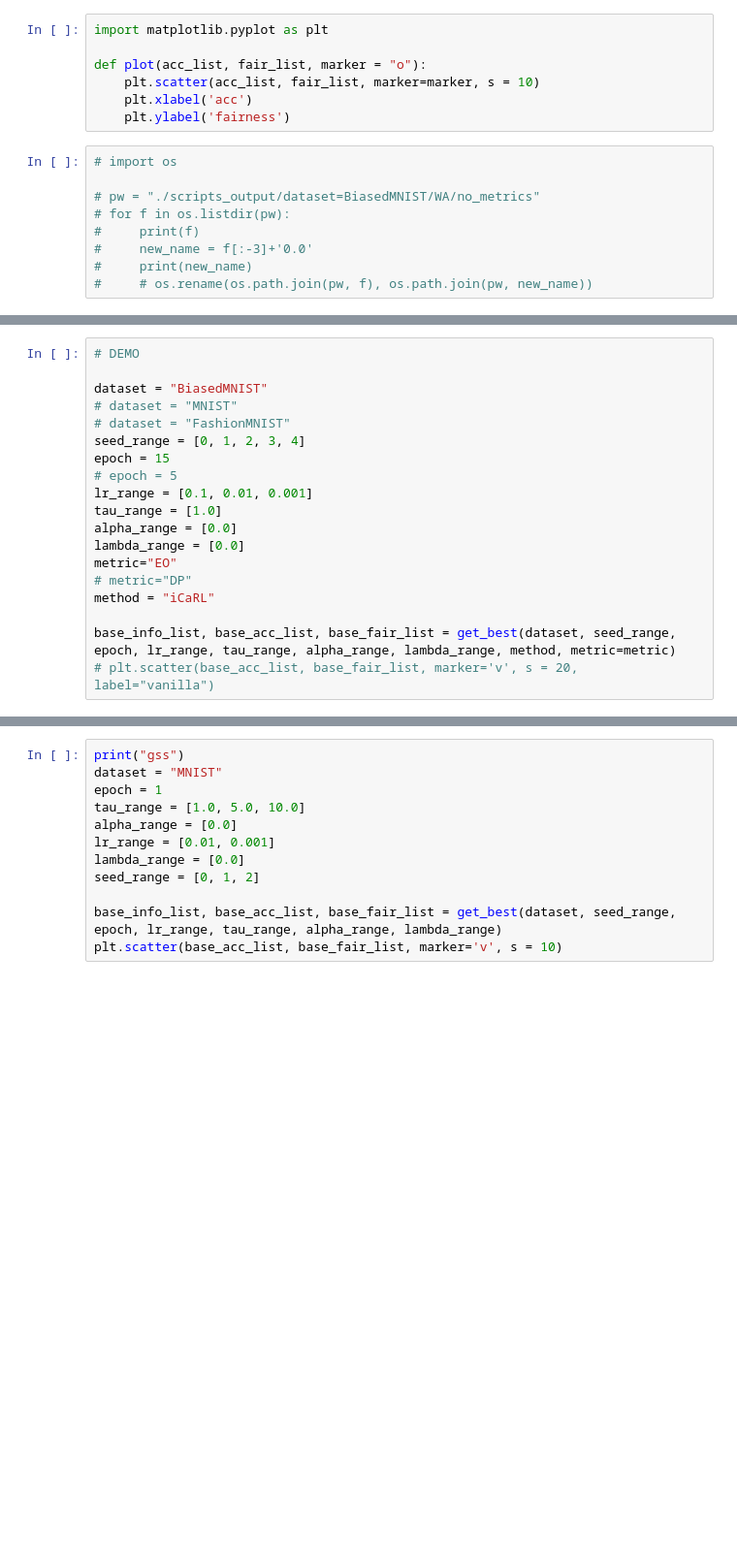
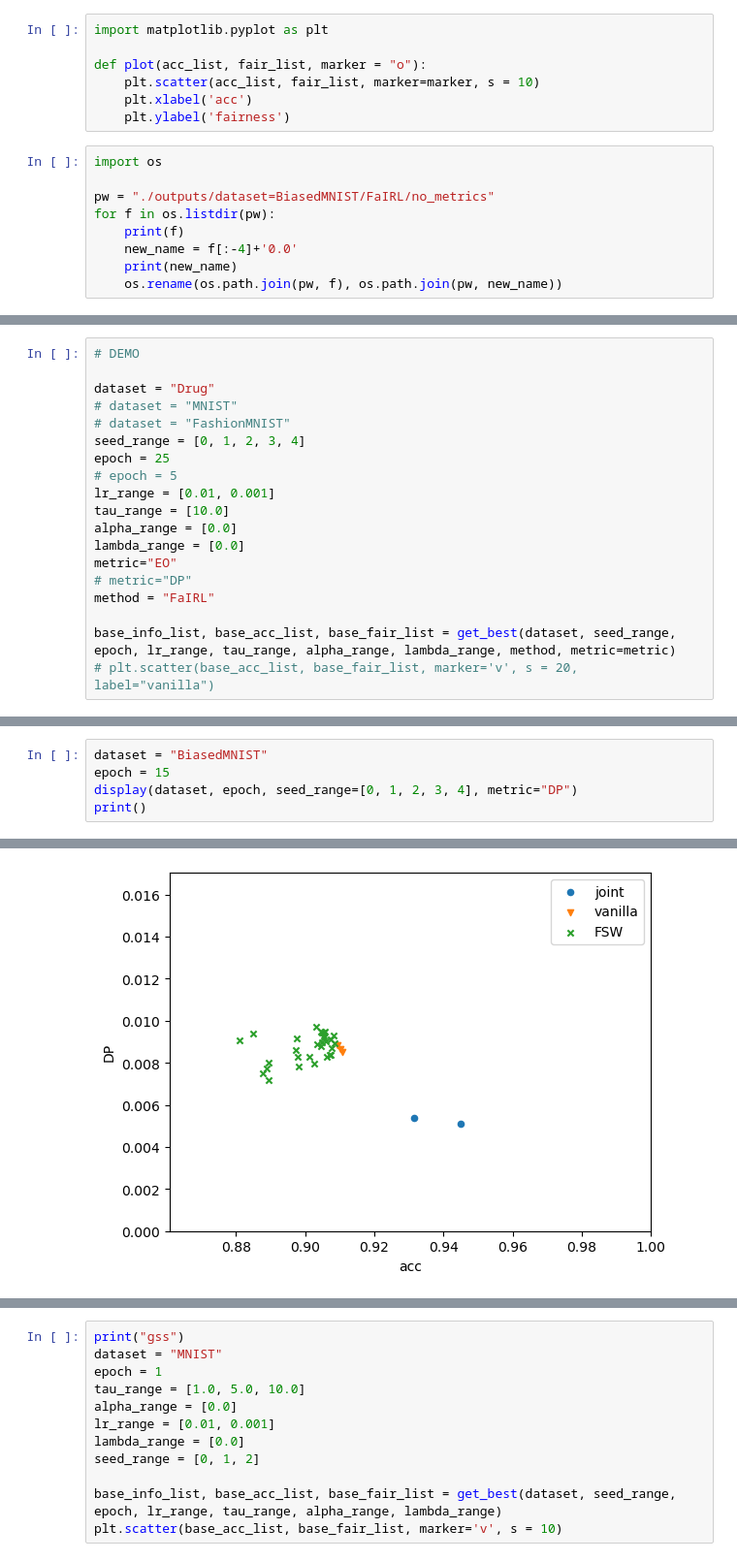
Before and after one commit to jyparkkr/FSW, a Jupyter notebook: interpret.ipynb, the cells around one changed output, grey strips where cells are left out. Shown at 97% size. Saved outputs shown, nothing was run; the diff lists cells and outputs as text; blank space fills up the shorter version.

```diff
--- a/interpret.ipynb
+++ b/interpret.ipynb
@@ -234,11 +248,11 @@ def plot(acc_list, fair_list, marker = "o"):
     plt.xlabel('acc')
     plt.ylabel('fairness')
 # %%
-# import os
+import os
 
-# pw = "./scripts_output/dataset=BiasedMNIST/WA/no_metrics"
-# for f in os.listdir(pw):
-#     print(f)
-#     new_name = f[:-3]+'0.0'
-#     print(new_name)
-#     # os.rename(os.path.join(pw, f), os.path.join(pw, new_name))
+pw = "./outputs/dataset=BiasedMNIST/FaIRL/no_metrics"
+for f in os.listdir(pw):
+    print(f)
+    new_name = f[:-4]+'0.0'
+    print(new_name)
+    os.rename(os.path.join(pw, f), os.path.join(pw, new_name))
@@ -245,19 +280,19 @@ def plot(acc_list, fair_list, marker = "o"):
 # %%
 # DEMO
 
-dataset = "BiasedMNIST"
+dataset = "Drug"
 # dataset = "MNIST"
 # dataset = "FashionMNIST"
 seed_range = [0, 1, 2, 3, 4]
-epoch = 15
+epoch = 25
 # epoch = 5
-lr_range = [0.1, 0.01, 0.001]
-tau_range = [1.0]
+lr_range = [0.01, 0.001]
+tau_range = [10.0]
 alpha_range = [0.0]
 lambda_range = [0.0]
 metric="EO"
 # metric="DP"
-method = "iCaRL"
+method = "FaIRL"
 
 base_info_list, base_acc_list, base_fair_list = get_best(dataset, seed_range, epoch, lr_range, tau_range, alpha_range, lambda_range, method, metric=metric)
 # plt.scatter(base_acc_list, base_fair_list, marker='v', s = 20, label="vanilla")
@@ -464,0 +525,6 @@ KeyError: 'no_metrics'
+# %%
+dataset = "BiasedMNIST"
+epoch = 15
+display(dataset, epoch, seed_range=[0, 1, 2, 3, 4], metric="DP")
+print()
+# %% [output]
@@ -464,0 +548 @@ KeyError: 'no_metrics'
+[figure, added]
```
Also changed, not shown: parts of 10 cells of this notebook, 36 other files.
